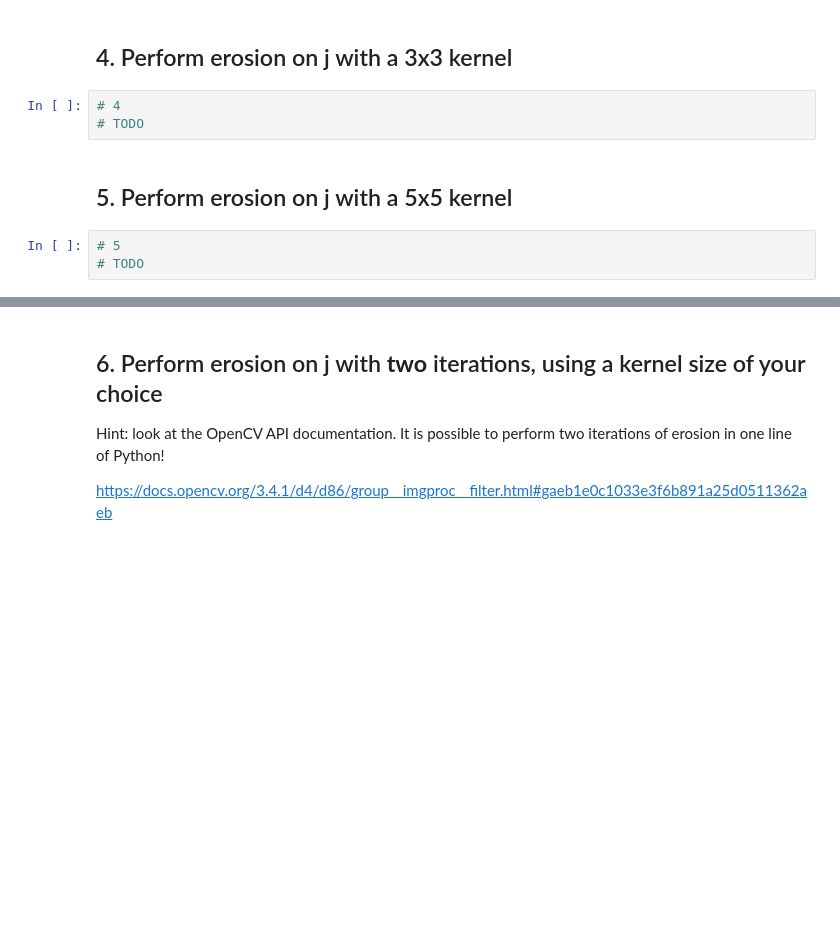
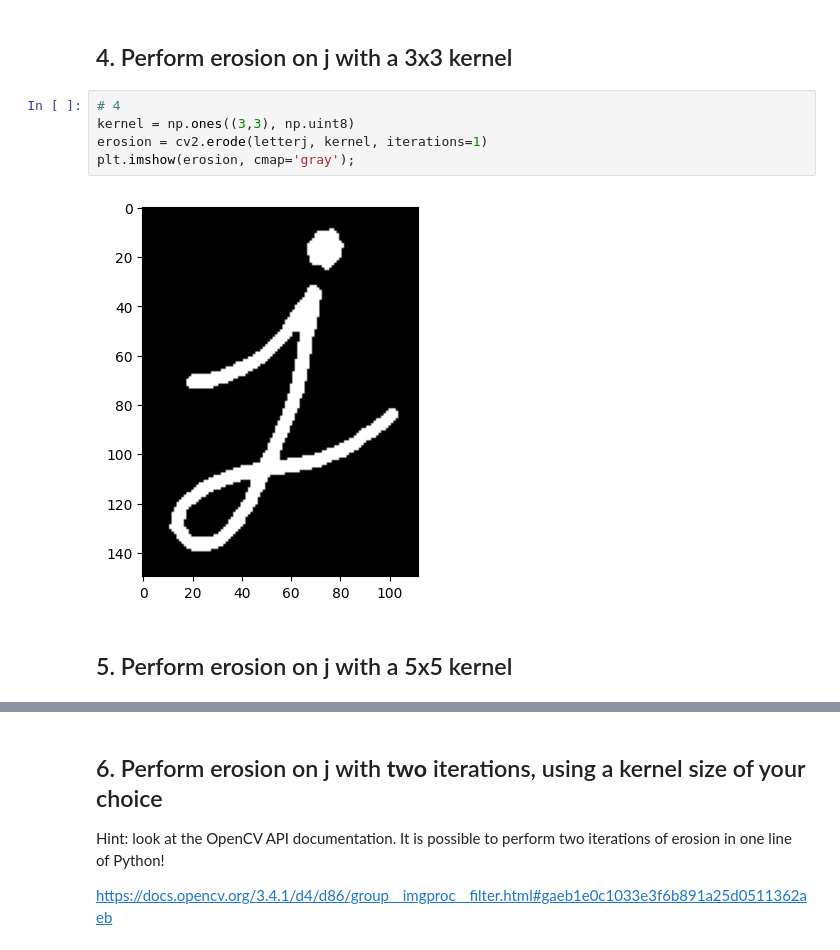
Before and after one commit to z4v6n/ClaireGao_BWSIWeek2_Vision, a Jupyter notebook: notebooks/02_OpenCV.ipynb, the cells around one changed output, grey strips where cells are left out. Cells and saved outputs as stored; diff of their text form; blank space fills up the shorter version.

```diff
--- a/notebooks/02_OpenCV.ipynb
+++ b/notebooks/02_OpenCV.ipynb
@@ -94,11 +105,12 @@ https://docs.opencv.org/3.4.1/d4/d13/tutorial_py_filtering.html
 https://docs.opencv.org/3.4.1/d9/d61/tutorial_py_morphological_ops.html
 # %% [markdown]
 ## 4. Perform erosion on j with a 3x3 kernel
-# %%
-# 4
-# TODO
+# %%
+# 4
+kernel = np.ones((3,3), np.uint8)
+erosion = cv2.erode(letterj, kernel, iterations=1)
+plt.imshow(erosion, cmap='gray');
+# %% [output]
+[figure, added]
 # %% [markdown]
 ## 5. Perform erosion on j with a 5x5 kernel
-# %%
-# 5
-# TODO
```
Also changed, not shown: parts of 24 cells of this notebook.
